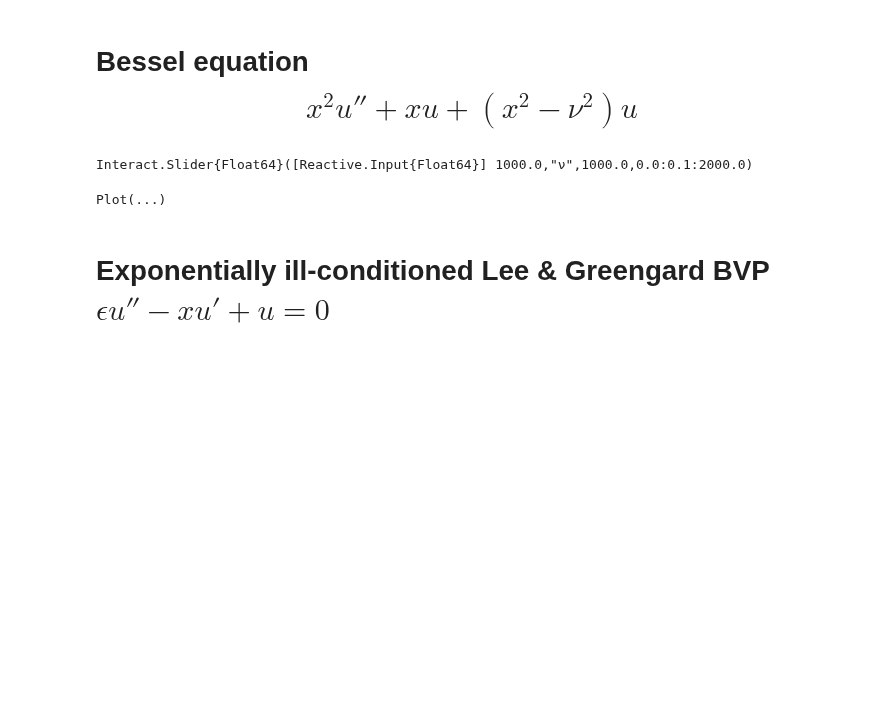
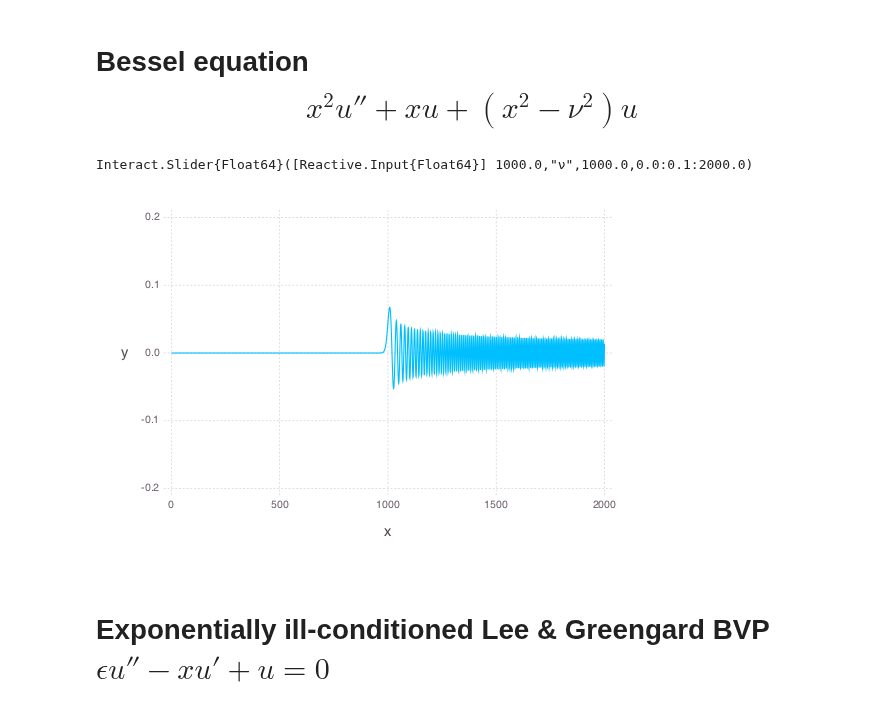
Before and after one commit to JuliaApproximation/ApproxFun.jl, a Jupyter notebook: examples/Manipulate ODEs and PDEs.ipynb, the cells around one changed output. Cells and saved outputs as stored; diff of their text form; code cells hidden in the pictures; blank space fills up the shorter version.

```diff
--- a/examples/Manipulate ODEs and PDEs.ipynb
+++ b/examples/Manipulate ODEs and PDEs.ipynb
@@ -25,16 +25,16 @@ Plot(...)
 # %%
 x=Fun(identity,[1.,2000.])
 d=domain(x)
 D=Derivative(d)
 B=dirichlet(d)
 @manipulate for ν=0:.1:2000
 	L=x^2*D^2 + x*D + (x^2 - ν^2)   # our differential operator
-   	u=[B,L]\[besselj(ν,first(d)),besselj(ν,last(d))]
+   	u=[B;L]\[besselj(ν,first(d)),besselj(ν,last(d))]
    	ApproxFun.plot(u;axis=[-.2,.2])
 end
 # %% [output]
 Interact.Slider{Float64}([Reactive.Input{Float64}] 1000.0,"ν",1000.0,0.0:0.1:2000.0)
-Plot(...)
+[figure, added]
 # %% [markdown]
 # Exponentially ill-conditioned Lee & Greengard BVP $\epsilon u'' - x u' + u = 0$
 # %%
```
Also changed, not shown: parts of 9 cells of this notebook, 5 other files.
